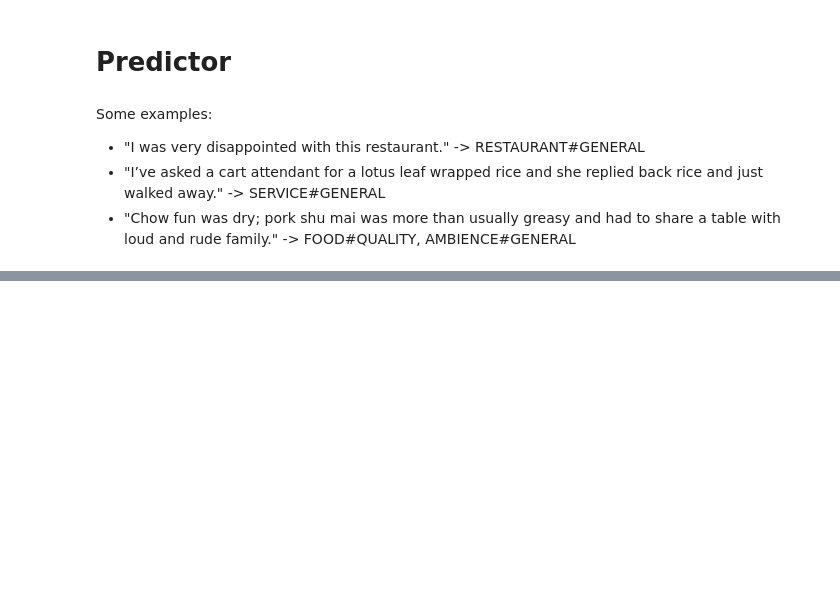
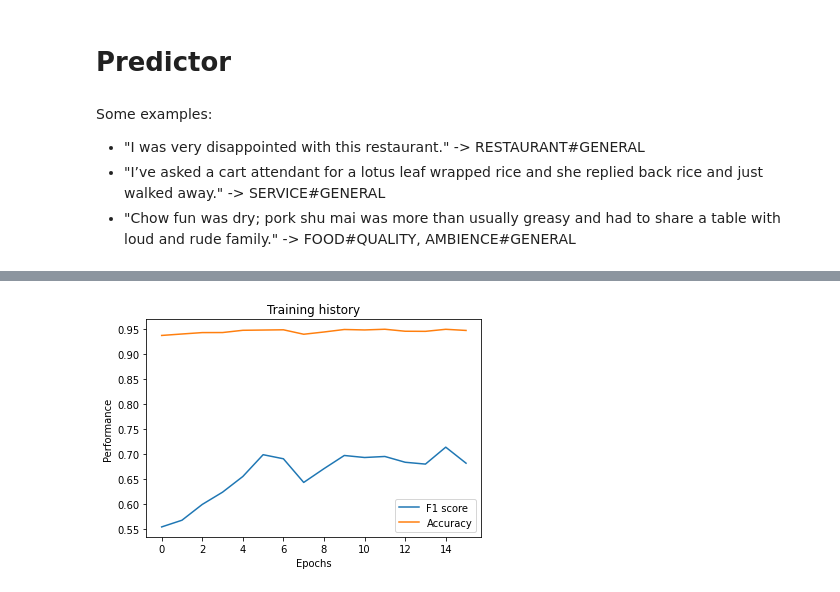
Before and after one commit to Haavi97/ITS8040-NLSP, a Jupyter notebook: Default_independent_project_2021.ipynb, the cells around one changed output, grey strips where cells are left out. Drawn from its saved outputs; the diff is of its cells as text; code cells hidden in the pictures; blank space fills up the shorter version.

```diff
--- a/Default_independent_project_2021.ipynb
+++ b/Default_independent_project_2021.ipynb
@@ -918,0 +888,25 @@ print(predictor(model3, test3)) # FOOD#QUALITY, AMBIENCE#GENERAL
+# %%
+results = [0.554006968641115, 0.5673758865248227, 0.5989672977624786,
+           0.6234817813765183, 0.6548387096774194, 0.6984352773826458,
+           0.6902654867256637, 0.6429608127721336, 0.6705202312138728,
+           0.6968590211833454, 0.6928104575163399, 0.6948775055679286,
+           0.6833095577746077, 0.6796256299496041, 0.7134909596662032,
+           0.6814486326681448]
+results_accuracy = [0.9369, 0.9398, 0.9426,
+                    0.9427, 0.9472, 0.9477,
+                    0.9482, 0.9393, 0.9438,
+                    0.9488, 0.9479, 0.9493,
+                    0.9453, 0.9451, 0.9492,
+                    0.9469]
+# %%
+from matplotlib import pyplot as plt
+
+plt.plot(results, label='F1 score')
+plt.plot(results_accuracy, label='Accuracy')
+plt.title('Training history')
+plt.ylabel('Performance')
+plt.xlabel('Epochs')
+plt.legend()
+plt.show()
+# %% [output]
+[figure, added]
```
Also changed, not shown: parts of 23 cells of this notebook.
